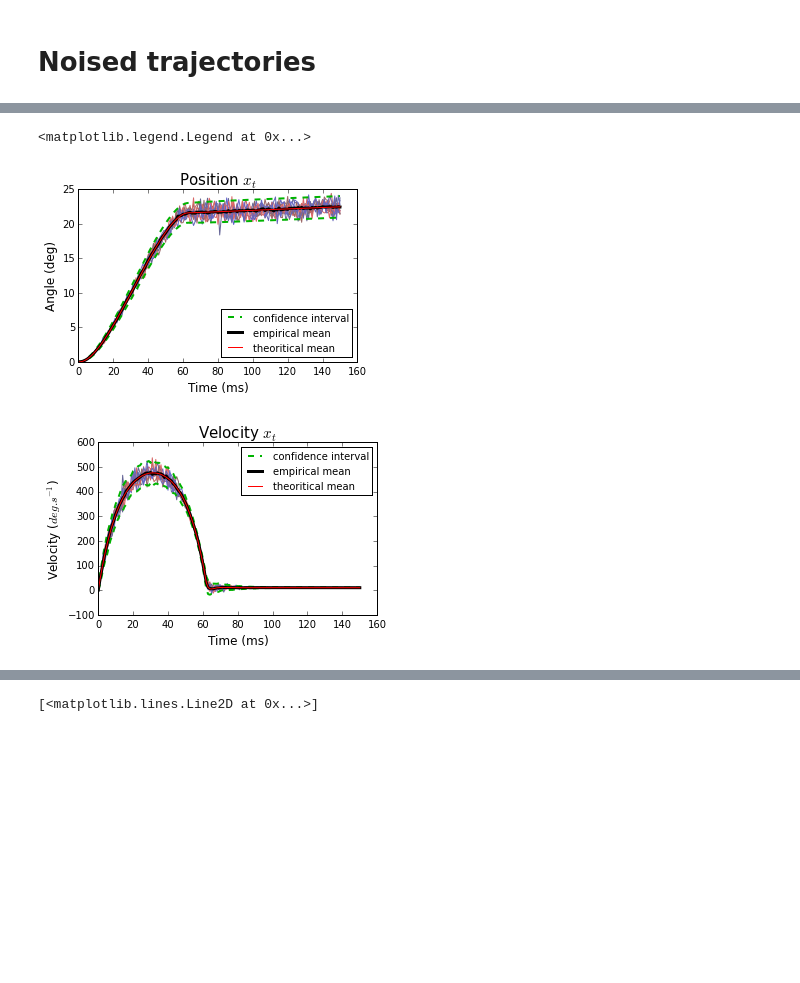
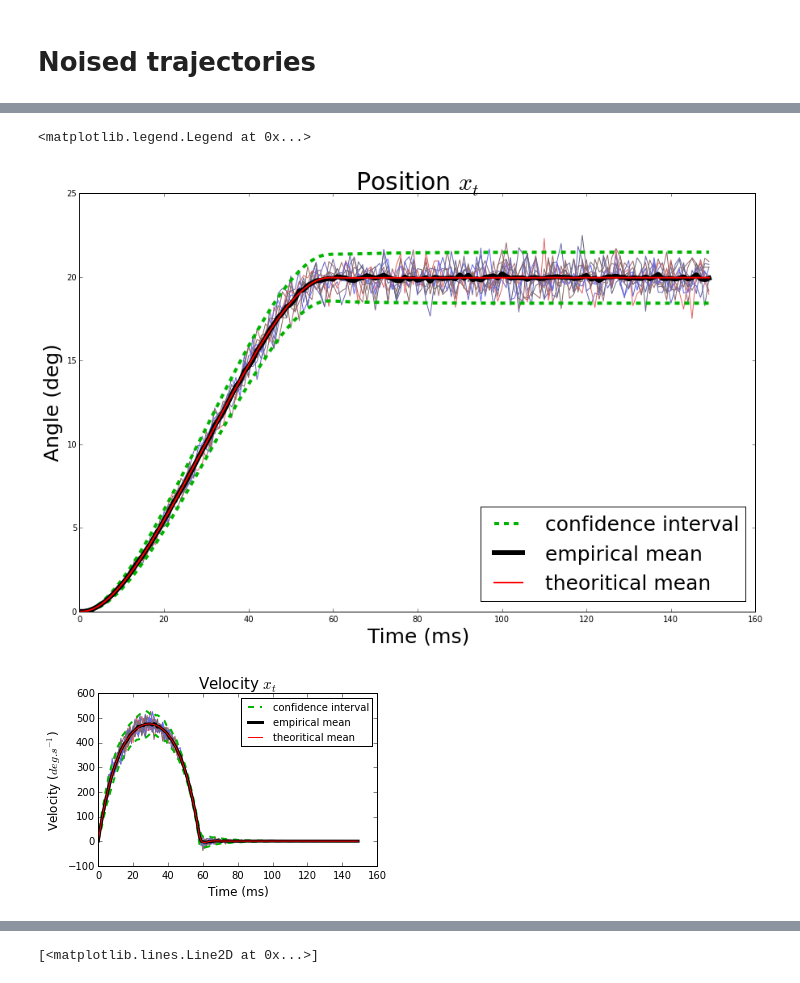
Before and after one commit to AnaideT/OptimalPrecision, a Jupyter notebook: 2017-07-13 Noised trajectories.ipynb, the cells around one changed output, grey strips where cells are left out. Cells and saved outputs as stored; diff of their text form; code cells hidden in the pictures; blank space fills up the shorter version.

```diff
--- a/2017-07-13 Noised trajectories.ipynb
+++ b/2017-07-13 Noised trajectories.ipynb
@@ -10,4 +10,4 @@ from PlotFunctions import plot_signal, plot_position, plot_velocity, plot_varian
 # %%
 import pickle
 import pandas as pd
-record = pd.read_pickle('../2017_OptimalPrecision/DataRecording/dt_0.001/'+'HW_tau=0.013_dt=0.001_tT=0.062_tR=0.088_k=0.05_niter=5000_xT=21_v=10.0.pkl')
+record = pd.read_pickle('../2017_OptimalPrecision/DataRecording/dt_0.001/'+'HW_tau=0.013_dt=0.001_tT=0.043_tR=0.107_k=0.1_niter=5000_xT=10_v=10.0.pkl')
@@ -37,15 +58,15 @@ for i in np.arange(n):
 A[n-1, n-1] = 1-dt/tau
 B[n-1] = dt
 # %%
-t_T = .062# saccade duration
-t_R = .088 # pursuit duration
+t_T = .059# saccade duration
+t_R = .091 # pursuit duration
 T = int(np.round(t_T/dt))
 R = int(np.round(t_R/dt))
 time = np.linspace(0, t_T+t_R, R+T+1)
 time_ms = time*1000
 x0 = np.zeros(n) # starting point
 xT = np.zeros(n) # ending point
-xT[0] = 21
+xT[0] = 20
 x0[0] = 0
 #v = 10*np.cos(20*np.pi*time) # velocity of the target (deg/s)
 # %%
@@ -106,14 +127,15 @@ def state_vector(u, t):
     else:
         w = np.zeros(len(u))
         for i in np.arange(t):
-            w[i] = alea.normal(0,np.sqrt(k*(u[i])**2))
+            if u[i] != 0:
+                w[i] = alea.normal(0,np.sqrt(k*(u[i])**2))
         return (ci[:,0:t]*np.flipud(u[0:t]+w[0:t])).sum(axis = 1)
 # %%
-fig_width = 5
+fig_width = 15
 fig, ax = plt.subplots(1, 1, figsize=(fig_width, fig_width/1.618))
 ntest = 100
-poss = np.zeros((ntest,T+R+1))
-vels = np.zeros((ntest,T+R+1))
+poss = np.zeros((ntest,T+R+0))
+vels = np.zeros((ntest,T+R+0))
 
 nshow = 10
 
@@ -125,11 +147,11 @@ for i in np.arange(nshow):
         col[i] = .4, .4, 1-alea.rand()/2
 
 for j in np.arange(ntest):
-    pos1 = np.zeros(T+R+1)
-    pos2 = np.zeros(T+R+1)
-    vel1 = np.zeros(T+R+1)
-    vel2 = np.zeros(T+R+1)
-    for i in np.arange(T+R+1):
+    pos1 = np.zeros(T+R+0)
+    pos2 = np.zeros(T+R+0)
+    vel1 = np.zeros(T+R+0)
+    vel2 = np.zeros(T+R+0)
+    for i in np.arange(T+R):
         state_v = state_vector(record.signal[5000], i)
         pos1[i] = record.position[5000][i]
         pos2[i] = state_v[0]
@@ -141,50 +163,50 @@ pos_mean = np.mean(poss, axis = 0)
 vel_mean = np.mean(vels, axis = 0)
 for j in np.arange(nshow):
     plt.figure(1)
     plt.plot(poss[j*ntest//nshow], color = col[j])
 
-ecart_pos = np.zeros(T+R+1)
-ecart_vel = np.zeros(T+R+1)
+ecart_pos = np.zeros(T+R+0)
+ecart_vel = np.zeros(T+R+0)
 
-for i in np.arange(T+R+1):
+for i in np.arange(T+R+0):
     ecart_pos[i] = np.sqrt(np.var(poss[:,i]))
-for i in np.arange(T+R+1):
+for i in np.arange(T+R+0):
     ecart_vel[i] = np.sqrt(np.var(vels[:,i]))
-Iplus_pos = np.zeros(T+R+1)
-Imoins_pos = np.zeros(T+R+1)
-Iplus_vel = np.zeros(T+R+1)
-Imoins_vel = np.zeros(T+R+1)
-for i in np.arange(T+R+1):
+Iplus_pos = np.zeros(T+R+0)
+Imoins_pos = np.zeros(T+R+0)
+Iplus_vel = np.zeros(T+R+0)
+Imoins_vel = np.zeros(T+R+0)
+for i in np.arange(T+R+0):
     Iplus_pos[i] = record.position[5000][i]+2*np.sqrt(record.variance[5000][i])
     Imoins_pos[i] = record.position[5000][i]-2*np.sqrt(record.variance[5000][i])
     Iplus_vel[i] = record.velocity[5000][i]+2*ecart_vel[i]
     Imoins_vel[i] = record.velocity[5000][i]-2*ecart_vel[i]
-plt.plot(Iplus_pos, lw = 2, ls = '--', color =(0,0.7,0),label='confidence interval')
-plt.plot(Imoins_pos, lw = 2, ls = '--', color =(0,0.7,0))
-plt.plot(pos_mean, lw = 3, color ='black', label='empirical mean')
-plt.plot(pos1, lw = 1, color ='red',label='theoritical mean')
+plt.plot(Iplus_pos, lw = 4, ls = '--', color =(0,0.7,0),label='confidence interval')
+plt.plot(Imoins_pos, lw = 4, ls = '--', color =(0,0.7,0))
+plt.plot(pos_mean, lw = 6, color ='black', label='empirical mean')
+plt.plot(pos1, lw = 2, color ='red',label='theoritical mean')
 
-ax.set_title(r'Position $x_t$', fontsize = 15)
-ax.set_xlabel('Time (ms)', fontsize=12)
-ax.set_ylabel('Angle (deg)', fontsize=12)
-ax.legend(loc='lower right',prop={'size':10})
+ax.set_title(r'Position $x_t$', fontsize = 30)
+ax.set_xlabel('Time (ms)', fontsize=25)
+ax.set_ylabel('Angle (deg)', fontsize=25)
+ax.legend(loc='lower right',prop={'size':25})
 fig_width = 5
 fig, ax = plt.subplots(1, 1, figsize=(fig_width, fig_width/1.618))
 
 for j in np.arange(nshow):
     plt.figure(2)
     plt.plot(vels[j*ntest//nshow], color = col[j])
 
 plt.plot(Iplus_vel, lw = 2, ls = '--', color =(0,0.7,0),label='confidence interval')
 plt.plot(Imoins_vel, lw = 2, ls = '--', color =(0,0.7,0))
 plt.plot(vel_mean, lw = 3, color = 'black', label='empirical mean')
 plt.plot(vel1, lw = 1, color = 'red',label='theoritical mean')
 ax.set_title(r'Velocity $x_t$', fontsize = 15)
 ax.set_xlabel('Time (ms)', fontsize=12)
 ax.set_ylabel('Velocity ($deg.s^{-1}$)', fontsize=12)
 ax.legend(loc='upper right',prop={'size':10})
 # %% [output]
 <matplotlib.legend.Legend at 0x...>
-[figure, old version]
+[figure, new version]
-[figure, old version]
+[figure, new version]
 # %%
```
Also changed, not shown: parts of 3 cells of this notebook, 7 other files.
